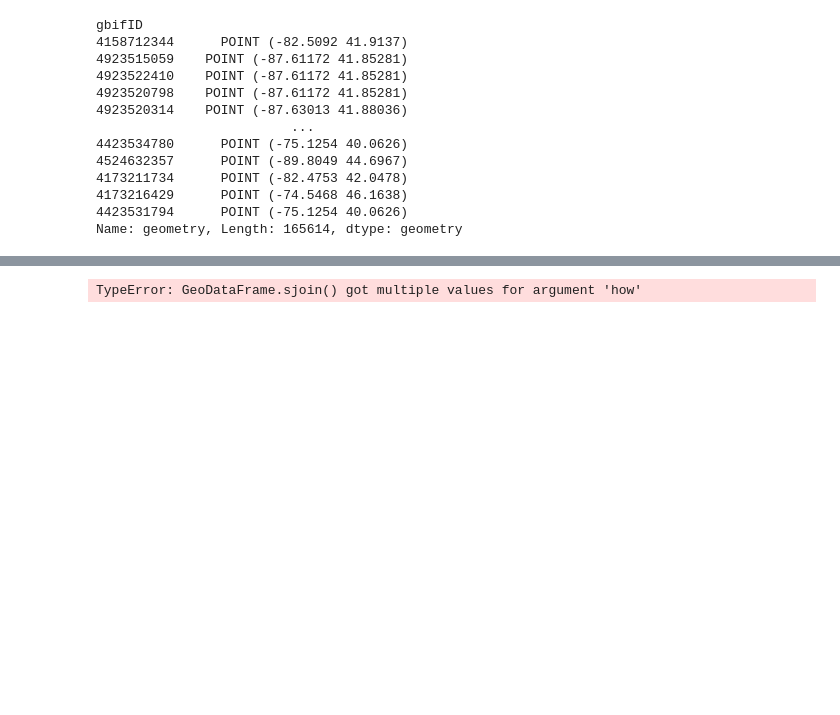
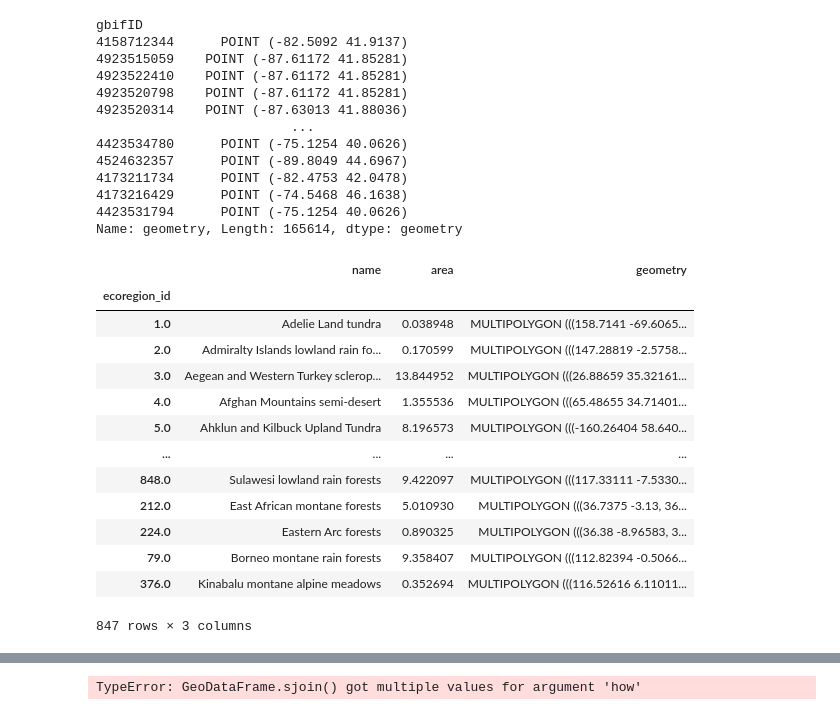
Before and after one commit to earthlab-education/02-migration-ryme1295, a Jupyter notebook: notebooks/bluejay-migration.ipynb, the cells around one changed output, grey strips where cells are left out. Saved outputs shown, nothing was run; the diff lists cells and outputs as text; code cells hidden in the pictures; blank space fills up the shorter version.

```diff
--- a/notebooks/bluejay-migration.ipynb
+++ b/notebooks/bluejay-migration.ipynb
@@ -70,0 +84,17 @@ Name: geometry, Length: 165614, dtype: geometry
+# %%
+eco_gdf
+# %% [output]
+|  | name | area | geometry |
+| ecoregion_id |  |  |  |
+| 1.0 | Adelie Land tundra | 0.038948 | MULTIPOLYGON (((158.7141 -69.6065... |
+| 2.0 | Admiralty Islands lowland rain fo... | 0.170599 | MULTIPOLYGON (((147.28819 -2.5758... |
+| 3.0 | Aegean and Western Turkey sclerop... | 13.844952 | MULTIPOLYGON (((26.88659 35.32161... |
+| 4.0 | Afghan Mountains semi-desert | 1.355536 | MULTIPOLYGON (((65.48655 34.71401... |
+| 5.0 | Ahklun and Kilbuck Upland Tundra | 8.196573 | MULTIPOLYGON (((-160.26404 58.640... |
+| ... | ... | ... | ... |
+| 848.0 | Sulawesi lowland rain forests | 9.422097 | MULTIPOLYGON (((117.33111 -7.5330... |
+| 212.0 | East African montane forests | 5.010930 | MULTIPOLYGON (((36.7375 -3.13, 36... |
+| 224.0 | Eastern Arc forests | 0.890325 | MULTIPOLYGON (((36.38 -8.96583, 3... |
+| 79.0 | Borneo montane rain forests | 9.358407 | MULTIPOLYGON (((112.82394 -0.5066... |
+| 376.0 | Kinabalu montane alpine meadows | 0.352694 | MULTIPOLYGON (((116.52616 6.11011... |
+847 rows × 3 columns
```
Also changed, not shown: parts of 12 cells of this notebook.
